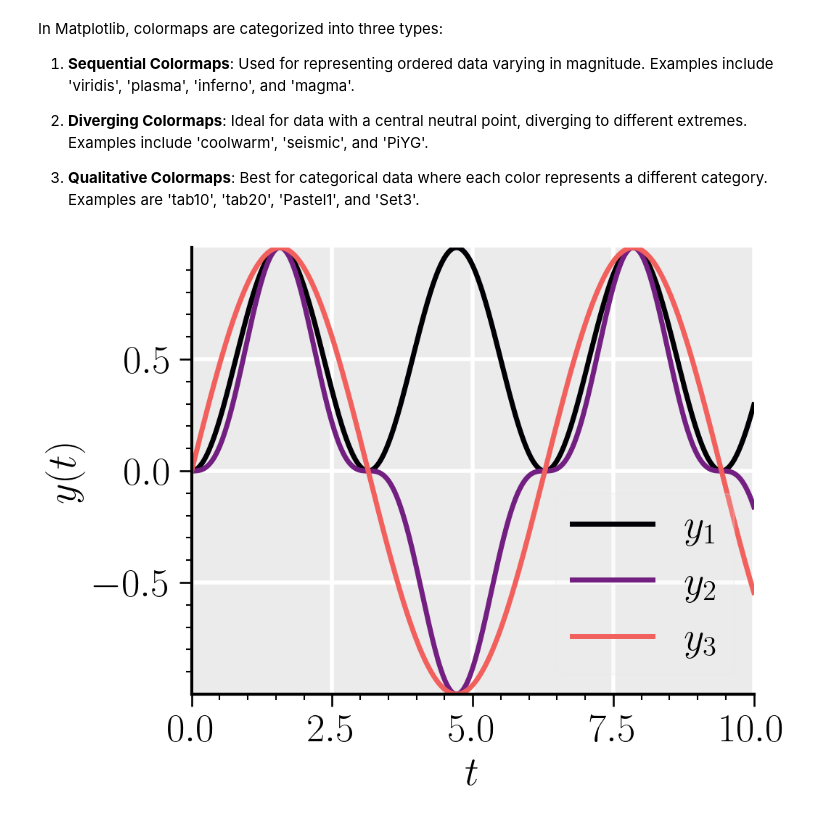
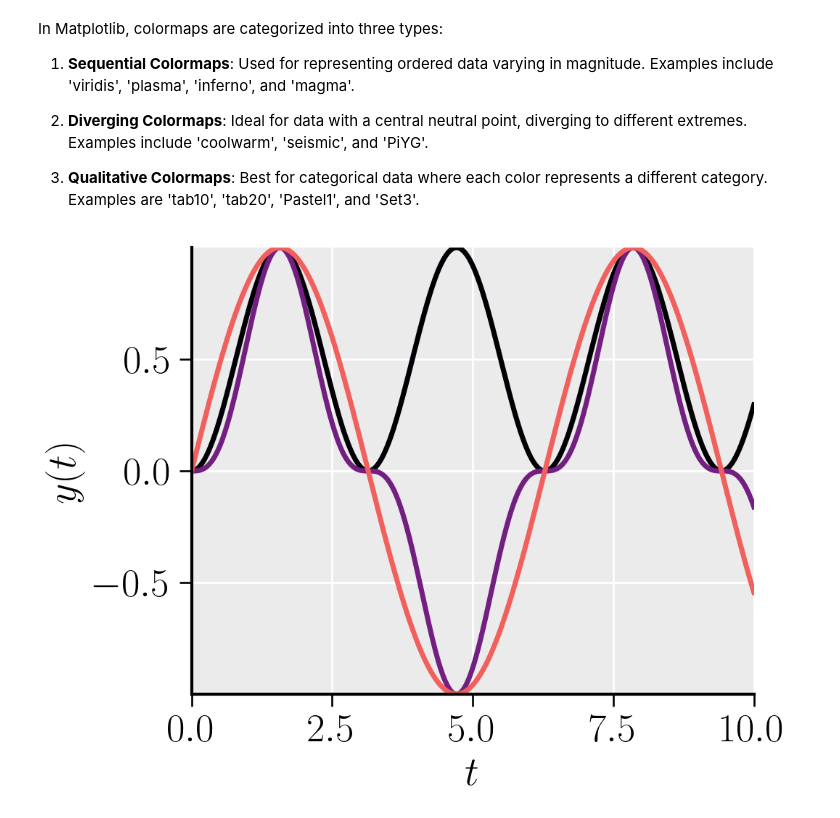
Before and after one commit to suparnob100/visualization, a Jupyter notebook: Publication_quality_graphs/PYTHON/Example.ipynb, the cells around one changed output. Cells and saved outputs as stored; diff of their text form; code cells hidden in the pictures.

```diff
--- a/Publication_quality_graphs/PYTHON/Example.ipynb
+++ b/Publication_quality_graphs/PYTHON/Example.ipynb
@@ -27,21 +27,21 @@ plt.rcParams['axes.prop_cycle'] = cycler(color=colors)
 # %%
 # For example, creating a simple plot:
 x = np.linspace(0, 10, 1000)
 y = np.sin(x)
 
 fig, ax = plt.subplots(figsize=(5,4))
 
 ax.plot(x,y**2)
 ax.plot(x,y**3)
 ax.plot(x,y**1)
 
 ax.set_xlabel("$t$")
 ax.set_ylabel("$y(t)$")
 
 # Automatically adjust the axis limits to be tight around the data
 ax.autoscale(axis='both', tight=True)
-plt.legend(['$y_1$','$y_2$','$y_3$'])
+# plt.legend(['$y_1$','$y_2$','$y_3$'])
 plt.savefig('test.png')
 plt.show()
 # %% [output]
-[figure, old version]
+[figure, new version]
```
